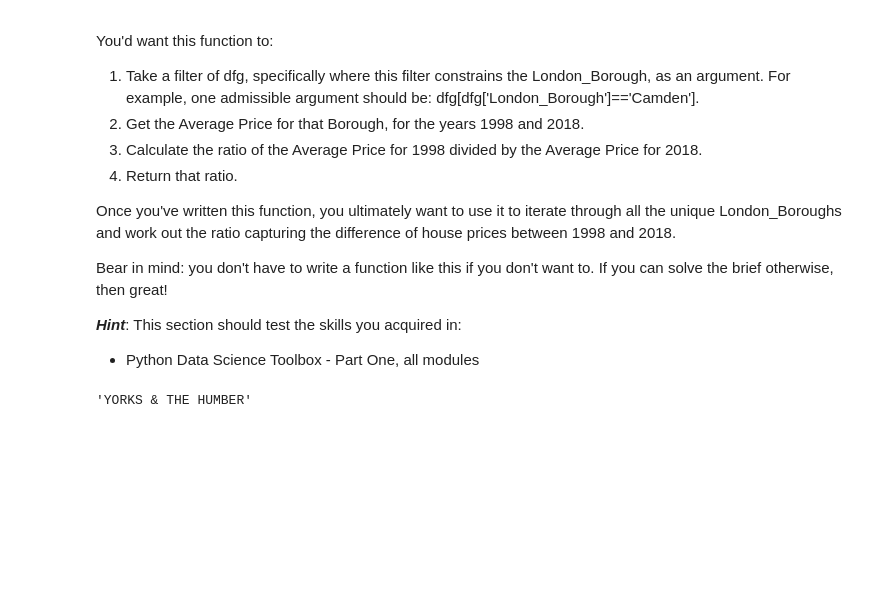
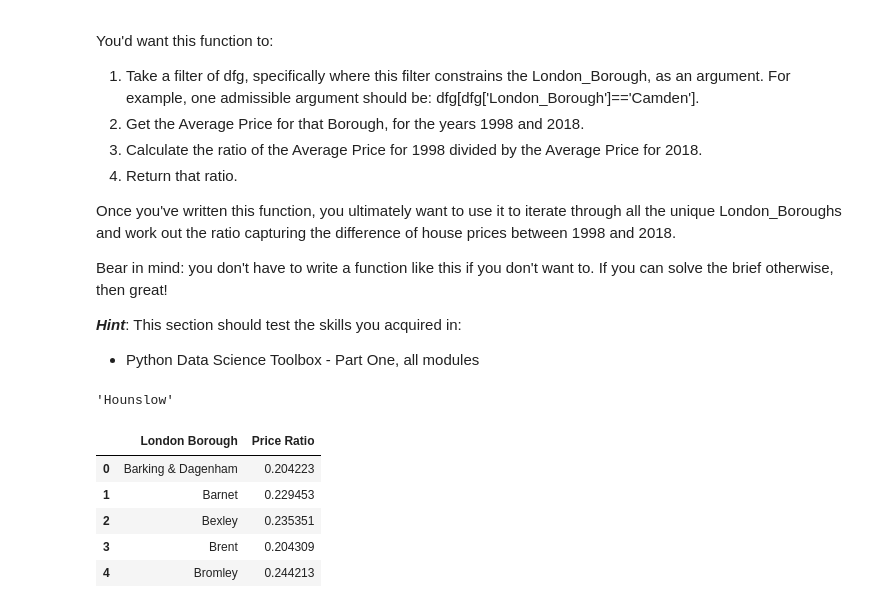
Before and after one commit to JaeHub/Case-Study-London-Housing, a Jupyter notebook: Unit 4 Challenge - Tier 3.ipynb, the cells around one changed output. Cells and saved outputs as stored; diff of their text form; code cells hidden in the pictures; blank space fills up the shorter version.

```diff
--- a/Unit 4 Challenge - Tier 3.ipynb
+++ b/Unit 4 Challenge - Tier 3.ipynb
@@ -291,6 +260,7 @@ def create_price_ratio(dfg):
     avg_1998 = df_1998['Average Price'].mean()
     avg_2018 = df_2018['Average Price'].mean()
     return avg_1998/avg_2018
+
 boroughs = df[~df['London Borough'].isin(sections)].drop_duplicates(subset='London Borough')['London Borough'].to_list()
 parts = df[df['London Borough'].isin(sections)].drop_duplicates(subset='London Borough')['London Borough'].to_list()
 
@@ -303,7 +273,16 @@ for p in parts:
     ratio = create_price_ratio(df[df['London Borough'] == p])
     p_dict[p] = ratio
 
-max(b_dict)
-max(p_dict)
+max(b_dict, key=b_dict.get)
 # %% [output]
-'YORKS & THE HUMBER'
+'Hounslow'
+# %%
+boroughs_df = pd.DataFrame(list(b_dict.items()), columns=['London Borough', 'Price Ratio'])
+boroughs_df.head()
+# %% [output]
+|  | London Borough | Price Ratio |
+| 0 | Barking & Dagenham | 0.204223 |
+| 1 | Barnet | 0.229453 |
+| 2 | Bexley | 0.235351 |
+| 3 | Brent | 0.204309 |
+| 4 | Bromley | 0.244213 |
```
Also changed, not shown: parts of 5 cells of this notebook.
